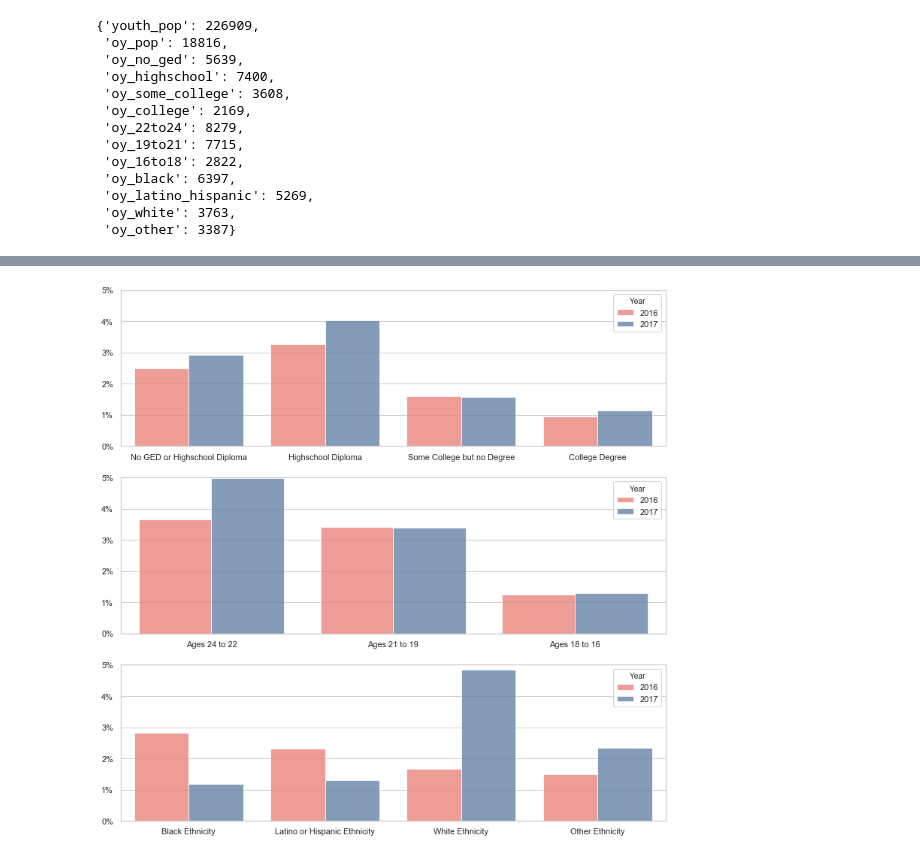
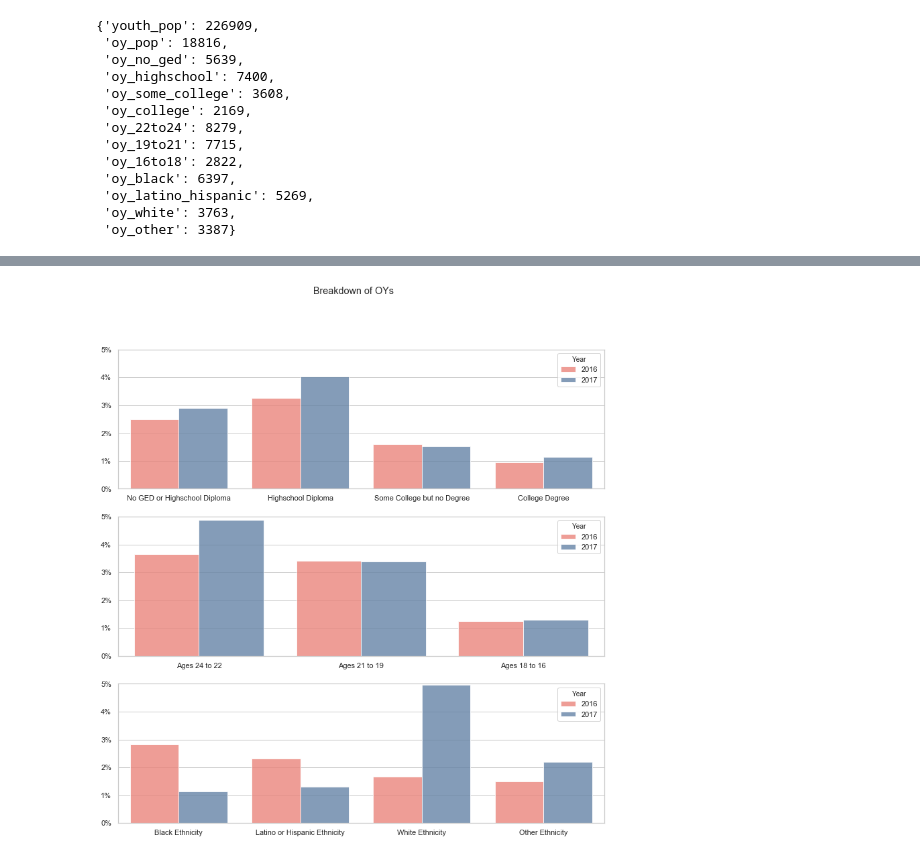
Before and after one commit to awyeh64/phase-1-project-west-ds-082420, a Jupyter notebook: notebooks/exploratory/andrew_01_erh_download_and_explore_data.ipynb, the cells around one changed output, grey strips where cells are left out. Cells and saved outputs as stored; diff of their text form; code cells hidden in the pictures.

```diff
--- a/notebooks/exploratory/andrew_01_erh_download_and_explore_data.ipynb
+++ b/notebooks/exploratory/andrew_01_erh_download_and_explore_data.ipynb
@@ -172,7 +211,7 @@ youth = pd.read_sql(
 SELECT *
 FROM pums_2017
 WHERE agep BETWEEN 16.0 AND 24.0
-AND puma IN ('11606', '11607', '11608', '11609', '11610','11611','11612', '11613','11614','11615', '116156')
+AND puma IN ('11606', '11607', '11608', '11609', '11610','11611','11612', '11613','11614','11615', '11616')
 """, conn)
 youth_curr['youth_pop'] = youth.shape[0]
 # %%
@@ -182,33 +221,11 @@ oy_youth = pd.read_sql(
 SELECT *
 FROM pums_2017
 WHERE agep BETWEEN 16.0 AND 24.0
-AND puma IN ('11606', '11607', '11608', '11609', '11610','11611','11612', '11613','11614','11615', '116156')
+AND puma IN ('11606', '11607', '11608', '11609', '11610','11611','11612', '11613','11614','11615', '11616')
 AND esr in ('3', '6')
 AND sch = '1'
 """, conn)
 youth_curr['oy_pop'] = oy_youth.shape[0]
-# %%
-# mapping to reduce number of categories in df['schl']
-# no highschool or ged
-map_dict = dict.fromkeys(['bb','01','02','03','04','05','06','07',
-                          '08','09','10','11','12','13','14','15'], 0)
-# highschool and/or ged
-map_dict.update(dict.fromkeys(['16', '17'], 1))
-# some college
-map_dict.update(dict.fromkeys(['18', '19'], 2))
-# college degree and more
-map_dict.update(dict.fromkeys(['20', '21', '22', '23', '24'], 3))
-
-# create a new column 'sch_m' that maps the dict onto 'schl'
-oy_youth['sch_m'] = oy_youth['schl'].replace(map_dict)
-
-sch = oy_youth['sch_m'].value_counts()
-
-# update the dict with mapped variables
-youth_curr['oy_no_ged'] = sch[0]
-youth_curr['oy_highschool'] = sch[1]
-youth_curr['oy_some_college'] = sch[2]
-youth_curr['oy_college'] = sch[3]
 # %%
 # mapping to reduce number of categories in df['schl']
 # no highschool or ged
@@ -353,30 +381,38 @@ plt.show()
 # %%
-df = pd.DataFrame(columns = ['school', 'age', 'race', 'time', 'percentage'])
+df = pd.DataFrame(columns = ['type', 'Year', 'percentage'])
 
 df['type'] = list(p.keys()) * 2
 df['Year'] = ['2016'] * 13 + ['2017'] * 13
 df['percentage'] = [i/p['youth_pop'] for i in list(p.values())] + [i/c['youth_pop'] for i in list(c.values())]
 
 df.drop([0,1,13,14], inplace = True)
 df.reset_index(drop = True, inplace = True)
 
 school = list(p.keys())[2:6]
 age = list(p.keys())[6:9]
 race = list(p.keys())[9:]
 
+x = {}
+x['school'] = df.loc[df['type'].isin(school)]['type']
+x['age'] = df.loc[df['type'].isin(age)]['type']
+x['race'] = df.loc[df['type'].isin(race)]['type']
+
 fg1, axs = plt.subplots(nrows = 3, figsize = (13,13))
-sns.barplot(x = df.loc[df['type'].isin(school)]['type'], y = df['percentage'], hue = df['Year'], ax = axs[0], palette = colorpc, alpha = 0.8)
-sns.barplot(x = df.loc[df['type'].isin(age)]['type'], y = df['percentage'], hue = df['Year'], ax = axs[1], palette = colorpc, alpha = 0.8)
-sns.barplot(x = df.loc[df['type'].isin(race)]['type'], y = df['percentage'], hue = df['Year'], ax = axs[2], palette = colorpc, alpha = 0.8)
+fg1.suptitle('Breakdown of OYs')
+
+sns.barplot(x = x['school'], y = df['percentage'], hue = df['Year'], ax = axs[0], palette = colorpc, alpha = 0.8)
+sns.barplot(x = x['age'], y = df['percentage'], hue = df['Year'], ax = axs[1], palette = colorpc, alpha = 0.8)
+sns.barplot(x = x['race'], y = df['percentage'], hue = df['Year'], ax = axs[2], palette = colorpc, alpha = 0.8)
 
 axs[0].set_xticklabels(['No GED or Highschool Diploma', 'Highschool Diploma', 'Some College but no Degree', 'College Degree'])
 axs[1].set_xticklabels(['Ages 24 to 22', 'Ages 21 to 19', 'Ages 18 to 16'])
 axs[2].set_xticklabels(['Black Ethnicity', 'Latino or Hispanic Ethnicity', 'White Ethnicity', 'Other Ethnicity'])
 
 for i in range(len(axs)):
     axs[i].set(ylim = (0, 0.05), xlabel = (''), ylabel = (''))
     axs[i].set_yticklabels(['{:,.0%}'.format(x) for x in axs[i].get_yticks()])
 
 plt.show()
+figure = axs[0].get_figure().savefig("oy_pop_breakdown.png", dpi = 400)
 # %% [output]
-[figure, old version]
+[figure, new version]
```
Also changed, not shown: parts of 10 cells of this notebook, 4 other files.
